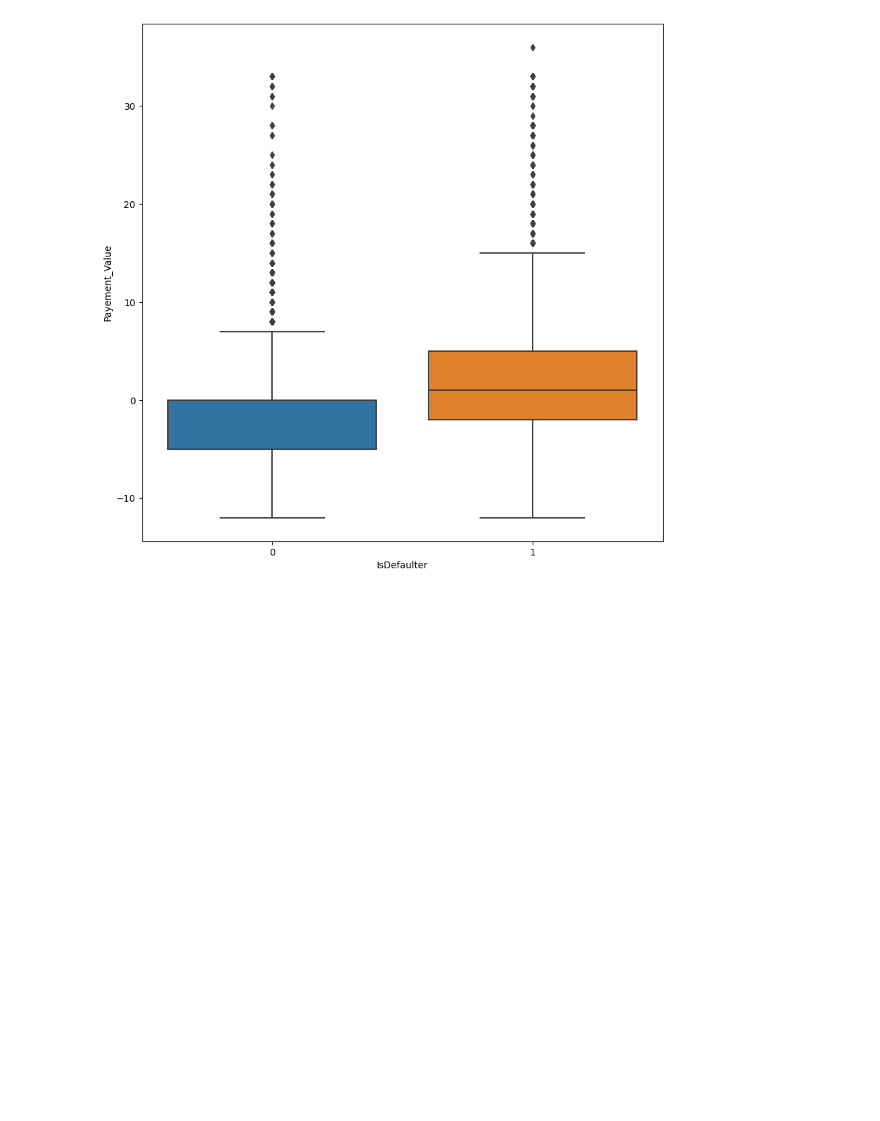
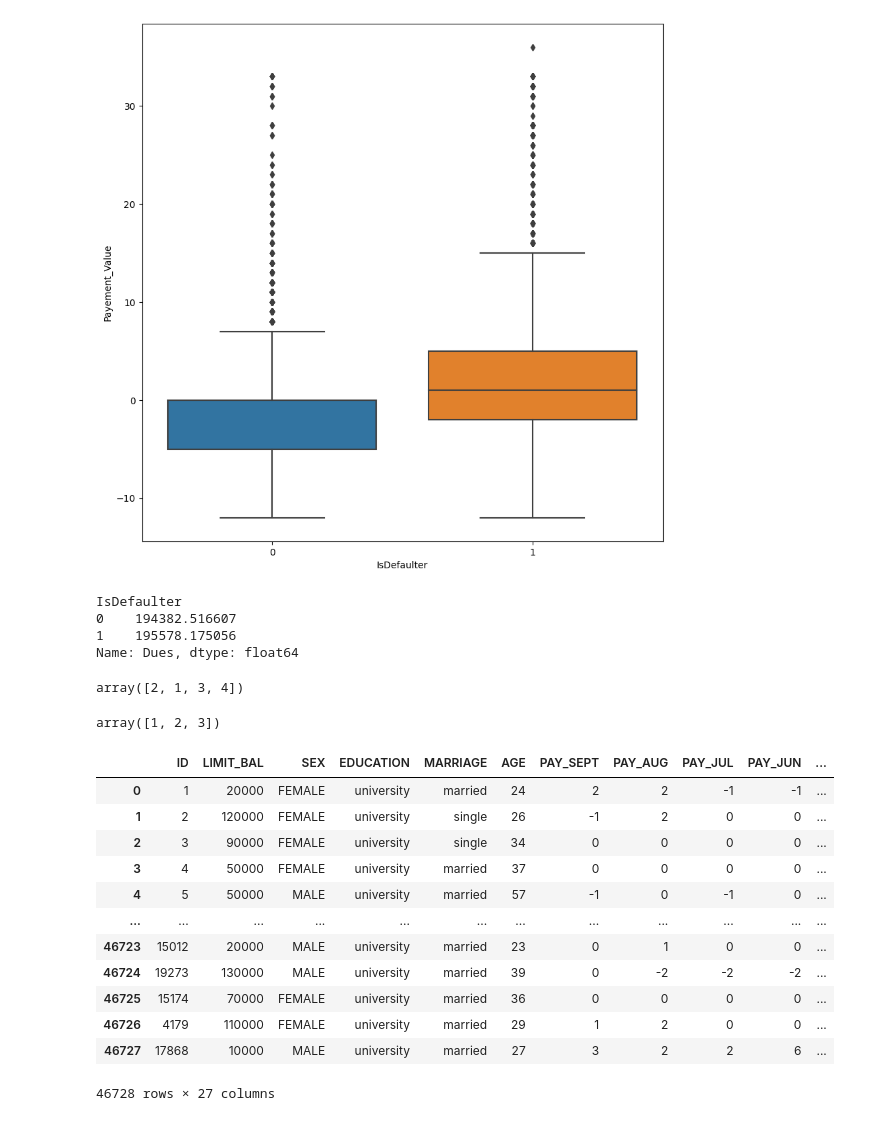
Before and after one commit to shaad4224/credit_card_default_prediction, a Jupyter notebook: Copy_of_credit_card_default_prediction.ipynb, the cells around one changed output. Drawn from its saved outputs; the diff is of its cells as text; code cells hidden in the pictures; blank space fills up the shorter version.

Commit message:
create new column

```diff
--- a/Copy_of_credit_card_default_prediction.ipynb
+++ b/Copy_of_credit_card_default_prediction.ipynb
@@ -361,3 +361,41 @@ sns.boxplot(data = new_df, x = 'IsDefaulter', y = 'Payement_Value' )
 # %% [output]
 <Axes: xlabel='IsDefaulter', ylabel='Payement_Value'>
 [figure]
+# %%
+new_df['Dues'] = (new_df['BILL_AMT_APR']+new_df['BILL_AMT_MAY']+new_df['BILL_AMT_JUN']+new_df['BILL_AMT_JUL']+new_df['BILL_AMT_SEPT'])-(new_df['PAY_AMT_APR']+new_df['PAY_AMT_MAY']+new_df['PAY_AMT_JUN']+new_df['PAY_AMT_JUL']+new_df['PAY_AMT_SEPT'])
+# %%
+new_df.groupby('IsDefaulter')['Dues'].mean()
+# %% [output]
+IsDefaulter
+0    194382.516607
+1    195578.175056
+Name: Dues, dtype: float64
+# %%
+new_df['EDUCATION'].unique()
+# %% [output]
+array([2, 1, 3, 4])
+# %%
+new_df['EDUCATION']=np.where(new_df['EDUCATION'] == 6, 4,new_df['EDUCATION'])
+new_df['EDUCATION']=np.where(new_df['EDUCATION'] == 0, 4, new_df['EDUCATION'])
+# %%
+new_df['MARRIAGE'].unique()
+# %% [output]
+array([1, 2, 3])
+# %%
+new_df['MARRIAGE']=np.where(new_df['MARRIAGE'] == 0, 3, new_df['MARRIAGE'])
+# %%
+new_df.replace({'SEX': {1 : 'MALE', 2 : 'FEMALE'}, 'EDUCATION' : {1 : 'graduate school', 2 : 'university', 3 : 'high school', 4 : 'others'}, 'MARRIAGE':{1:'married',2:'single',3:'others'}})
+# %% [output]
+|  | ID | LIMIT_BAL | SEX | EDUCATION | MARRIAGE | AGE | PAY_SEPT | PAY_AUG | PAY_JUL | PAY_JUN | ... |
+| 0 | 1 | 20000 | FEMALE | university | married | 24 | 2 | 2 | -1 | -1 | ... |
+| 1 | 2 | 120000 | FEMALE | university | single | 26 | -1 | 2 | 0 | 0 | ... |
+| 2 | 3 | 90000 | FEMALE | university | single | 34 | 0 | 0 | 0 | 0 | ... |
+| 3 | 4 | 50000 | FEMALE | university | married | 37 | 0 | 0 | 0 | 0 | ... |
+| 4 | 5 | 50000 | MALE | university | married | 57 | -1 | 0 | -1 | 0 | ... |
+| ... | ... | ... | ... | ... | ... | ... | ... | ... | ... | ... | ... |
+| 46723 | 15012 | 20000 | MALE | university | married | 23 | 0 | 1 | 0 | 0 | ... |
+| 46724 | 19273 | 130000 | MALE | university | married | 39 | 0 | -2 | -2 | -2 | ... |
+| 46725 | 15174 | 70000 | FEMALE | university | married | 36 | 0 | 0 | 0 | 0 | ... |
+| 46726 | 4179 | 110000 | FEMALE | university | married | 29 | 1 | 2 | 0 | 0 | ... |
+| 46727 | 17868 | 10000 | MALE | university | married | 27 | 3 | 2 | 2 | 6 | ... |
+46728 rows × 27 columns
```
Also changed, not shown: parts of 1 cell of this notebook.
